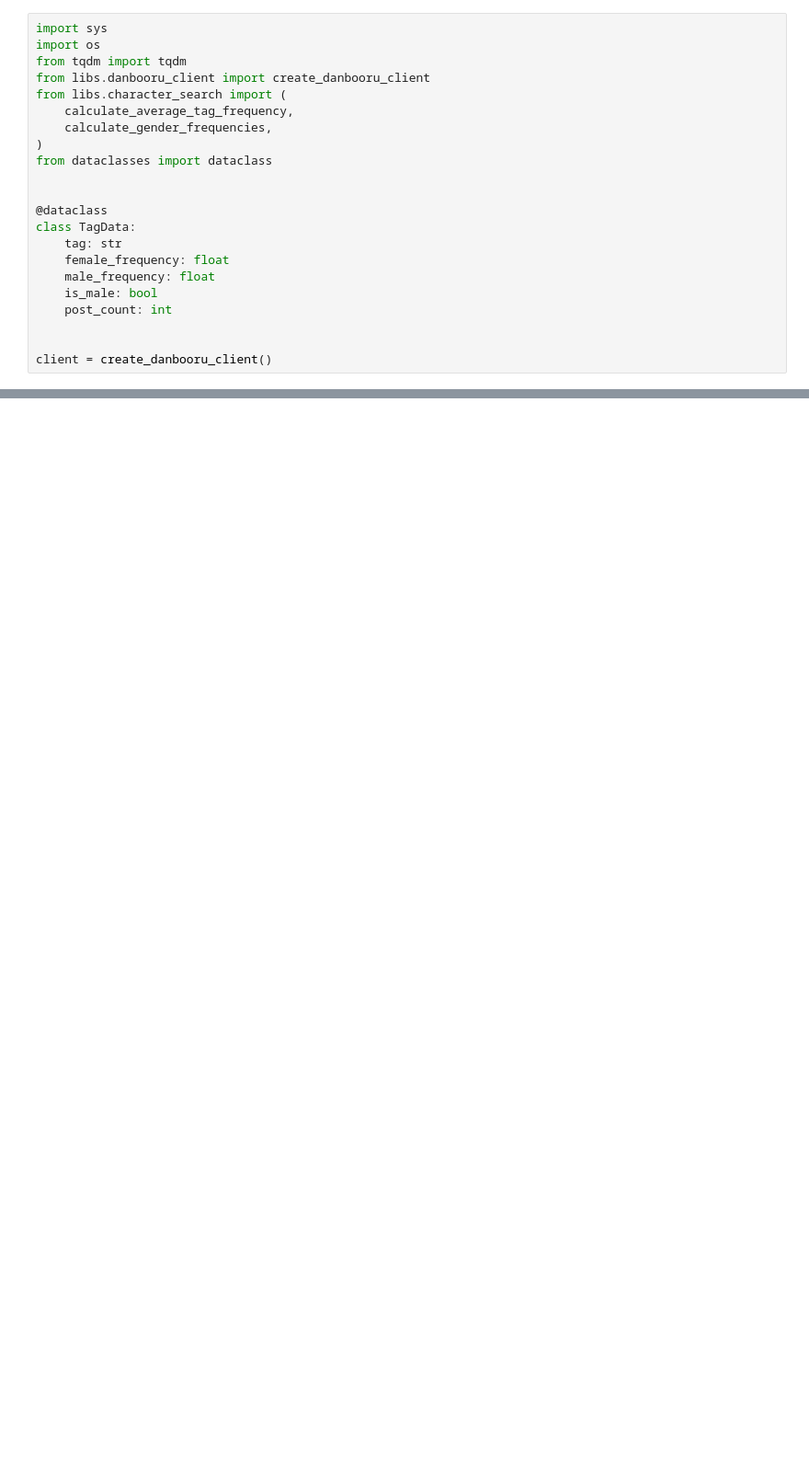
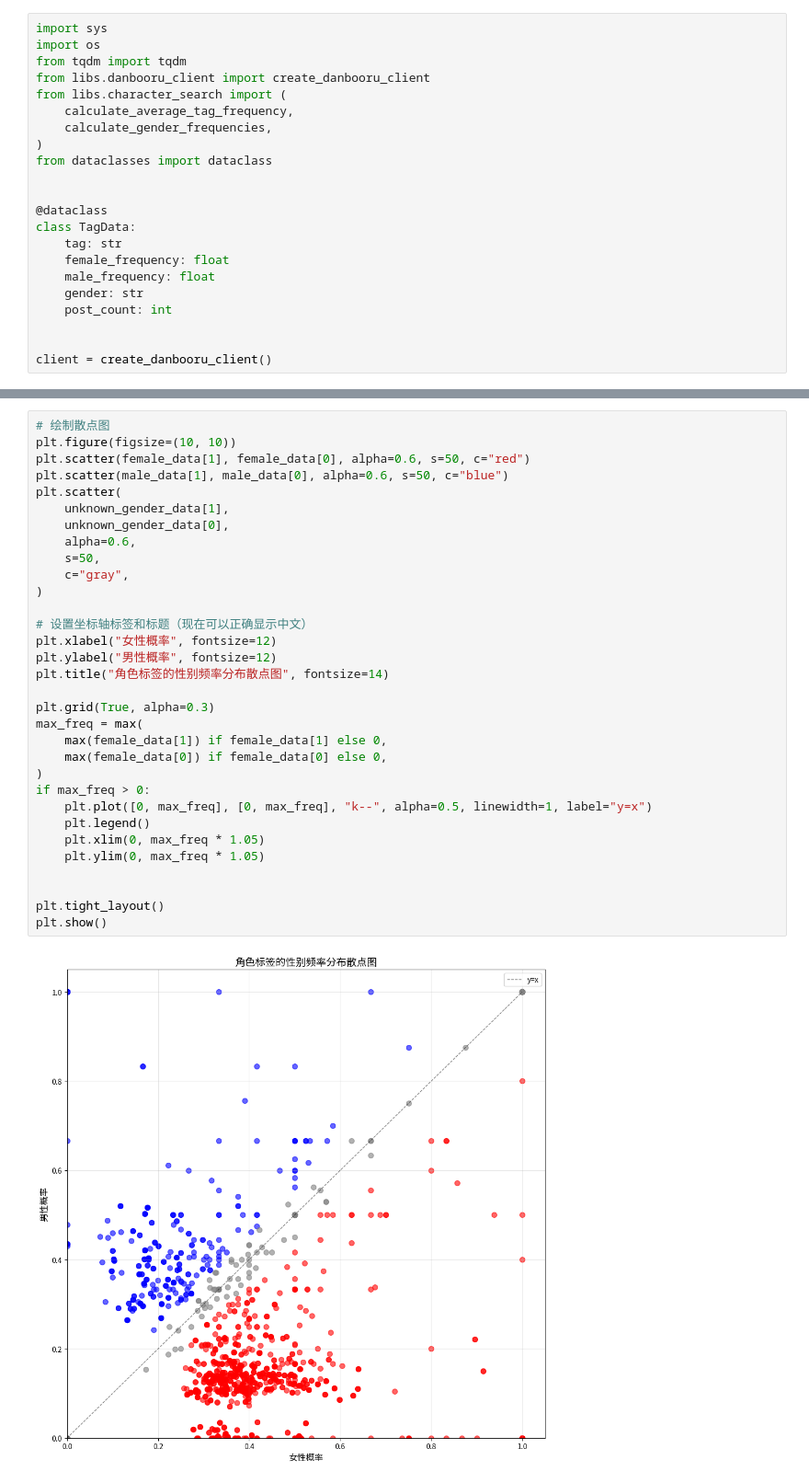
Before and after one commit to WallBreakerNO4/Danbooru-characters-search, a Jupyter notebook: female-frequency-test.ipynb, the cells around one changed output, grey strips where cells are left out. Shown: that part at 92% size. Cells and saved outputs as stored; diff of their text form; blank space fills up the shorter version.

```diff
--- a/female-frequency-test.ipynb
+++ b/female-frequency-test.ipynb
@@ -15,7 +15,7 @@ class TagData:
     tag: str
     female_frequency: float
     male_frequency: float
-    is_male: bool
+    gender: str
     post_count: int
 
 
@@ -93,0 +88,34 @@ plt.show()
+# %%
+# 绘制散点图
+plt.figure(figsize=(10, 10))
+plt.scatter(female_data[1], female_data[0], alpha=0.6, s=50, c="red")
+plt.scatter(male_data[1], male_data[0], alpha=0.6, s=50, c="blue")
+plt.scatter(
+    unknown_gender_data[1],
+    unknown_gender_data[0],
+    alpha=0.6,
+    s=50,
+    c="gray",
+)
+
+# 设置坐标轴标签和标题（现在可以正确显示中文）
+plt.xlabel("女性概率", fontsize=12)
+plt.ylabel("男性概率", fontsize=12)
+plt.title("角色标签的性别频率分布散点图", fontsize=14)
+
+plt.grid(True, alpha=0.3)
+max_freq = max(
+    max(female_data[1]) if female_data[1] else 0,
+    max(female_data[0]) if female_data[0] else 0,
+)
+if max_freq > 0:
+    plt.plot([0, max_freq], [0, max_freq], "k--", alpha=0.5, linewidth=1, label="y=x")
+    plt.legend()
+    plt.xlim(0, max_freq * 1.05)
+    plt.ylim(0, max_freq * 1.05)
+
+
+plt.tight_layout()
+plt.show()
+# %% [output]
+[figure, added]
```
Also changed, not shown: parts of 3 cells of this notebook, 2 other files.
